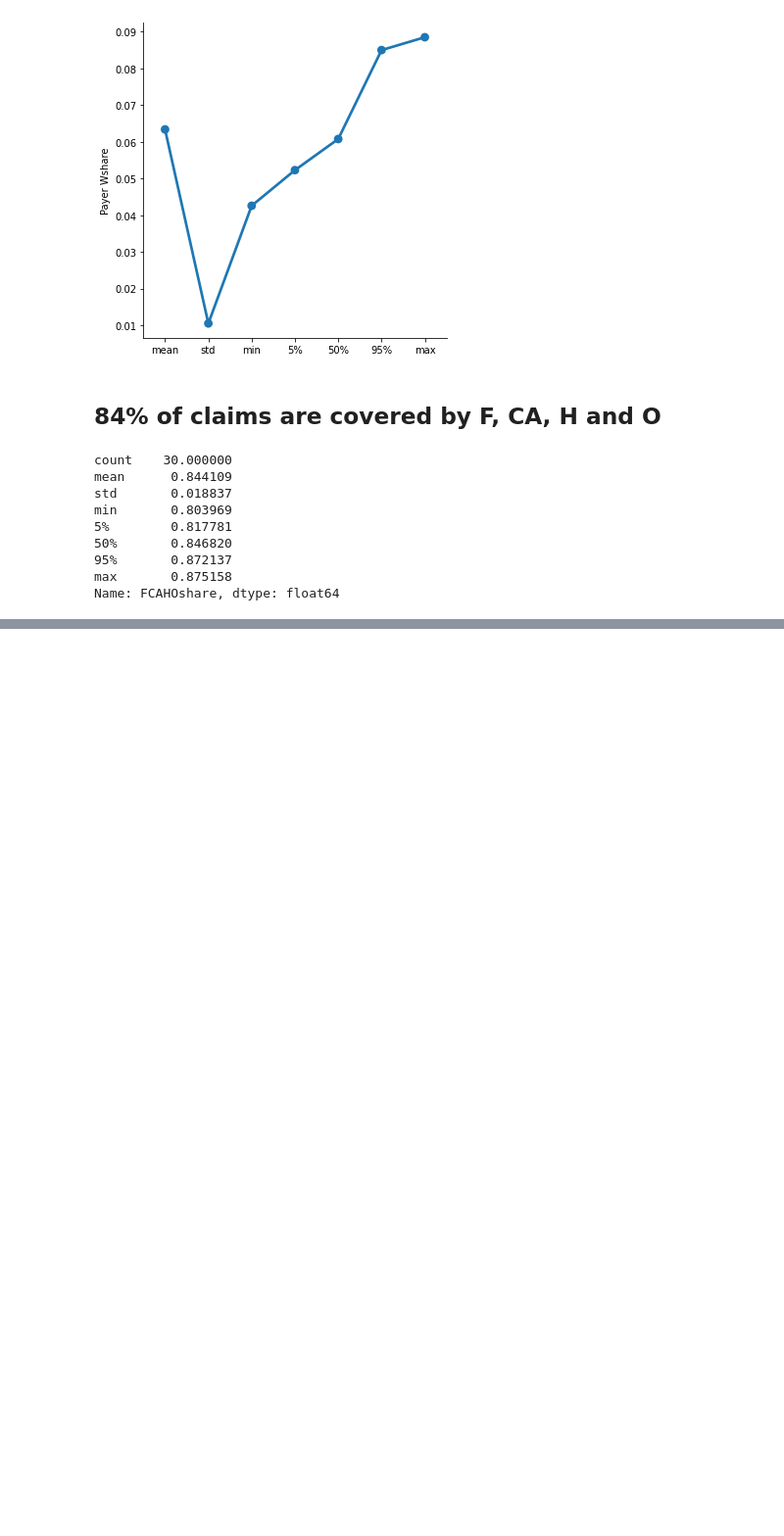
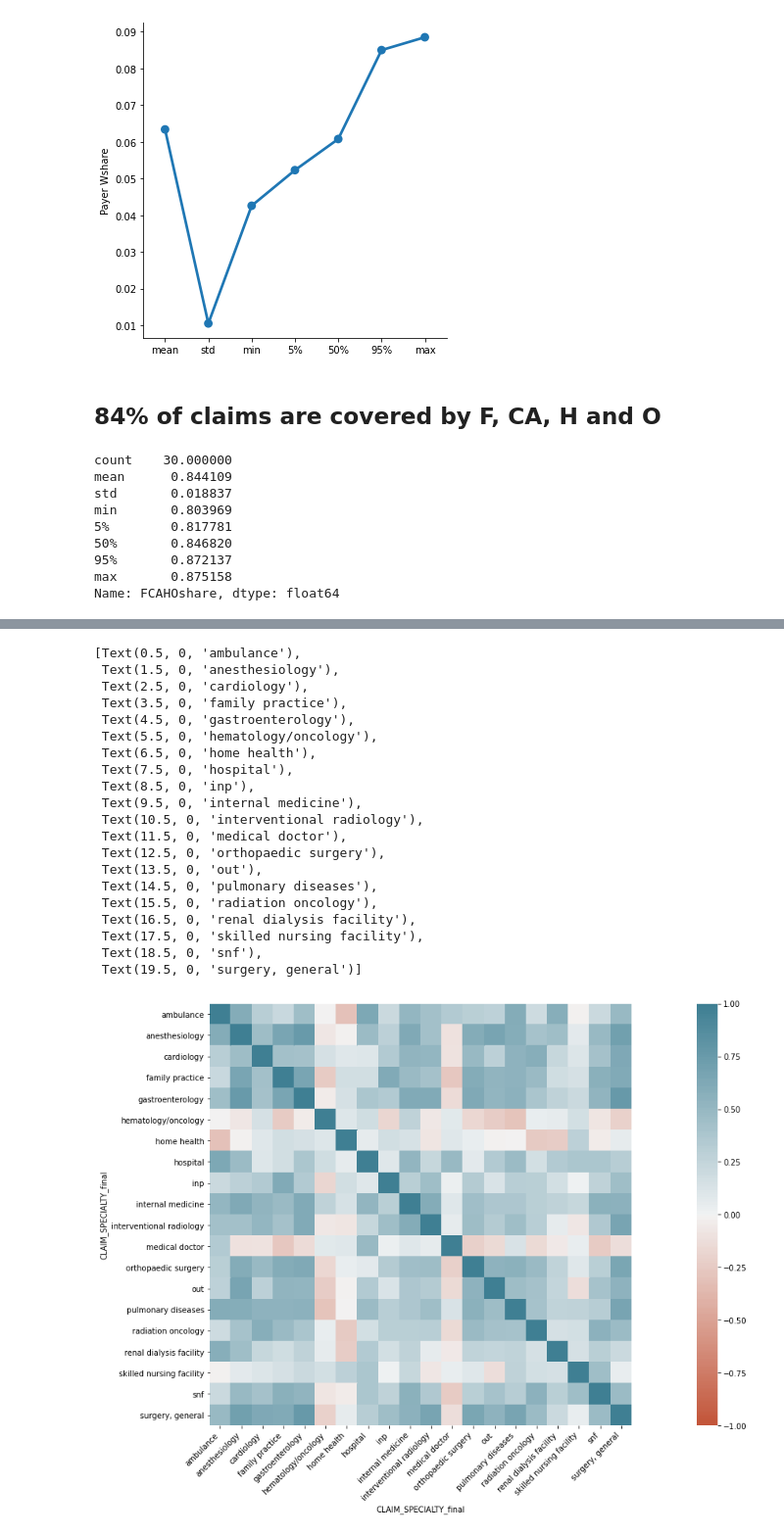
Before and after one commit to williamfolkner/eda-demo, a Jupyter notebook: 2 - Analysis.ipynb, the cells around one changed output, grey strips where cells are left out. Shown at 98% size. Drawn from its saved outputs; the diff is of its cells as text; code cells hidden in the pictures; blank space fills up the shorter version.

```diff
--- a/2 - Prediction.ipynb
+++ b/2 - Analysis.ipynb
@@ -134,0 +139,13 @@ Name: FCAHOshare, dtype: float64
+# %%
+topspec = df.groupby(['CLAIM_SPECIALTY_final'])\
+.agg({'PAID_AMOUNT' : 'sum'})\
+.reset_index()\
+.sort_values(by = ['PAID_AMOUNT'], ascending = False)\
+[0:20]['CLAIM_SPECIALTY_final'].values
+# %%
+df2 = df[df['CLAIM_SPECIALTY_final'].isin(topspec)]\
+.groupby(['CLAIM_SPECIALTY_final', 'MONTH'])\
+.agg({'PAID_AMOUNT' : 'sum'})\
+.reset_index()
+# %%
+df2 = df2.pivot(index= 'MONTH',columns='CLAIM_SPECIALTY_final', values='PAID_AMOUNT').fillna(0).reset_index()
@@ -134,0 +170,38 @@ Name: FCAHOshare, dtype: float64
+# %%
+df2 = df2.drop([ 'MONTH'], axis = 1)
+# %%
+corr2 = df2.corr()
+plt.figure(figsize=(30,10))
+ax = sns.heatmap(
+    corr2,
+    vmin=-1, vmax=1, center=0,
+    cmap=sns.diverging_palette(20, 220, n=200),
+    square=True
+)
+ax.set_xticklabels(
+    ax.get_xticklabels(),
+    rotation=45,
+    horizontalalignment='right'
+)
+# %% [output]
+[Text(0.5, 0, 'ambulance'),
+ Text(1.5, 0, 'anesthesiology'),
+ Text(2.5, 0, 'cardiology'),
+ Text(3.5, 0, 'family practice'),
+ Text(4.5, 0, 'gastroenterology'),
+ Text(5.5, 0, 'hematology/oncology'),
+ Text(6.5, 0, 'home health'),
+ Text(7.5, 0, 'hospital'),
+ Text(8.5, 0, 'inp'),
+ Text(9.5, 0, 'internal medicine'),
+ Text(10.5, 0, 'interventional radiology'),
+ Text(11.5, 0, 'medical doctor'),
+ Text(12.5, 0, 'orthopaedic surgery'),
+ Text(13.5, 0, 'out'),
+ Text(14.5, 0, 'pulmonary diseases'),
+ Text(15.5, 0, 'radiation oncology'),
+ Text(16.5, 0, 'renal dialysis facility'),
+ Text(17.5, 0, 'skilled nursing facility'),
+ Text(18.5, 0, 'snf'),
+ Text(19.5, 0, 'surgery, general')]
+[figure, added]
```
Also changed, not shown: parts of 16 cells of this notebook, 2 other files.
